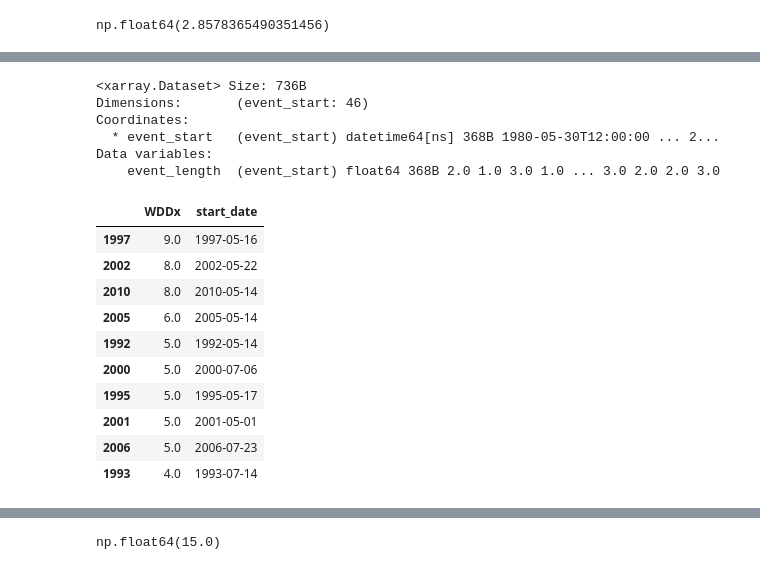
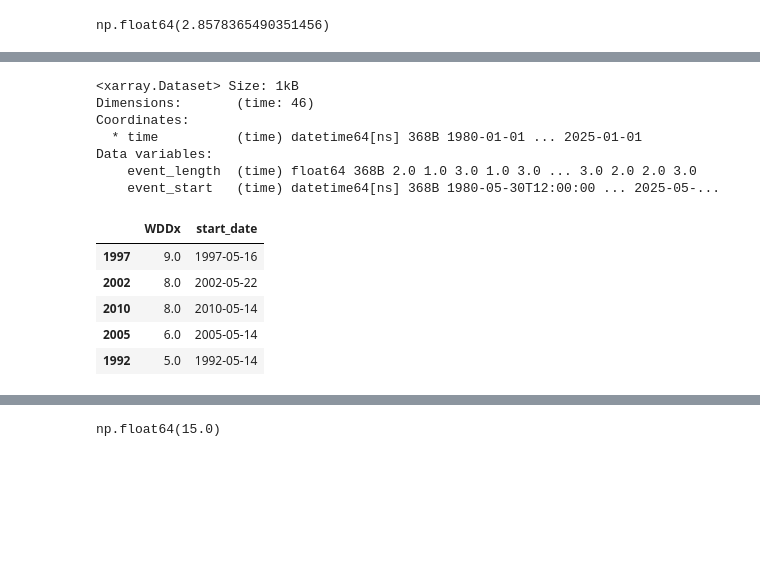
Before and after one commit to AusClimateService/unseen-projects, a Jupyter notebook: project-wind-drought/analysis_CanESM5_nem-2030.ipynb, the cells around one changed output, grey strips where cells are left out. Cells and saved outputs as stored; diff of their text form; code cells hidden in the pictures; blank space fills up the shorter version.

```diff
--- a/project-wind-drought/analysis_CanESM5_nem-2030.ipynb
+++ b/project-wind-drought/analysis_CanESM5_nem-2030.ipynb
@@ -110,30 +136,26 @@ Data variables:
 # %%
 wddx_obs = utils.calc_wddx_obs(ds_obs, pctl10_obs)
-# %%
-wddx_obs
-# %% [output]
-<xarray.Dataset> Size: 736B
-Dimensions:       (event_start: 46)
-Coordinates:
-  * event_start   (event_start) datetime64[ns] 368B 1980-05-30T12:00:00 ... 2...
-Data variables:
-    event_length  (event_start) float64 368B 2.0 1.0 3.0 1.0 ... 3.0 2.0 2.0 3.0
+# %%
+wddx_obs
+# %% [output]
+<xarray.Dataset> Size: 1kB
+Dimensions:       (time: 46)
+Coordinates:
+  * time          (time) datetime64[ns] 368B 1980-01-01 ... 2025-01-01
+Data variables:
+    event_length  (time) float64 368B 2.0 1.0 3.0 1.0 3.0 ... 3.0 2.0 2.0 3.0
+    event_start   (time) datetime64[ns] 368B 1980-05-30T12:00:00 ... 2025-05-...
 # %%
 years = wddx_obs['event_start'].dt.year.values
-df = pd.DataFrame(index=years)
-df['WDDx'] = wddx_obs['event_length'].values
-df['start_date'] = wddx_obs['event_start'].dt.strftime('%Y-%m-%d')
-df.sort_values(['WDDx'], ascending=False).head(n=10)
+wddx_obs_df = pd.DataFrame(index=years)
+wddx_obs_df['WDDx'] = wddx_obs['event_length'].values
+wddx_obs_df['start_date'] = wddx_obs['event_start'].dt.strftime('%Y-%m-%d')
+wddx_obs_df.sort_values(['WDDx'], ascending=False).head(n=5)
 # %% [output]
 |  | WDDx | start_date |
 | 1997 | 9.0 | 1997-05-16 |
 | 2002 | 8.0 | 2002-05-22 |
 | 2010 | 8.0 | 2010-05-14 |
 | 2005 | 6.0 | 2005-05-14 |
 | 1992 | 5.0 | 1992-05-14 |
-| 2000 | 5.0 | 2000-07-06 |
-| 1995 | 5.0 | 1995-05-17 |
-| 2001 | 5.0 | 2001-05-01 |
-| 2006 | 5.0 | 2006-07-23 |
-| 1993 | 4.0 | 1993-07-14 |
 # %%
```
Also changed, not shown: parts of 26 cells of this notebook, 1 other file.
